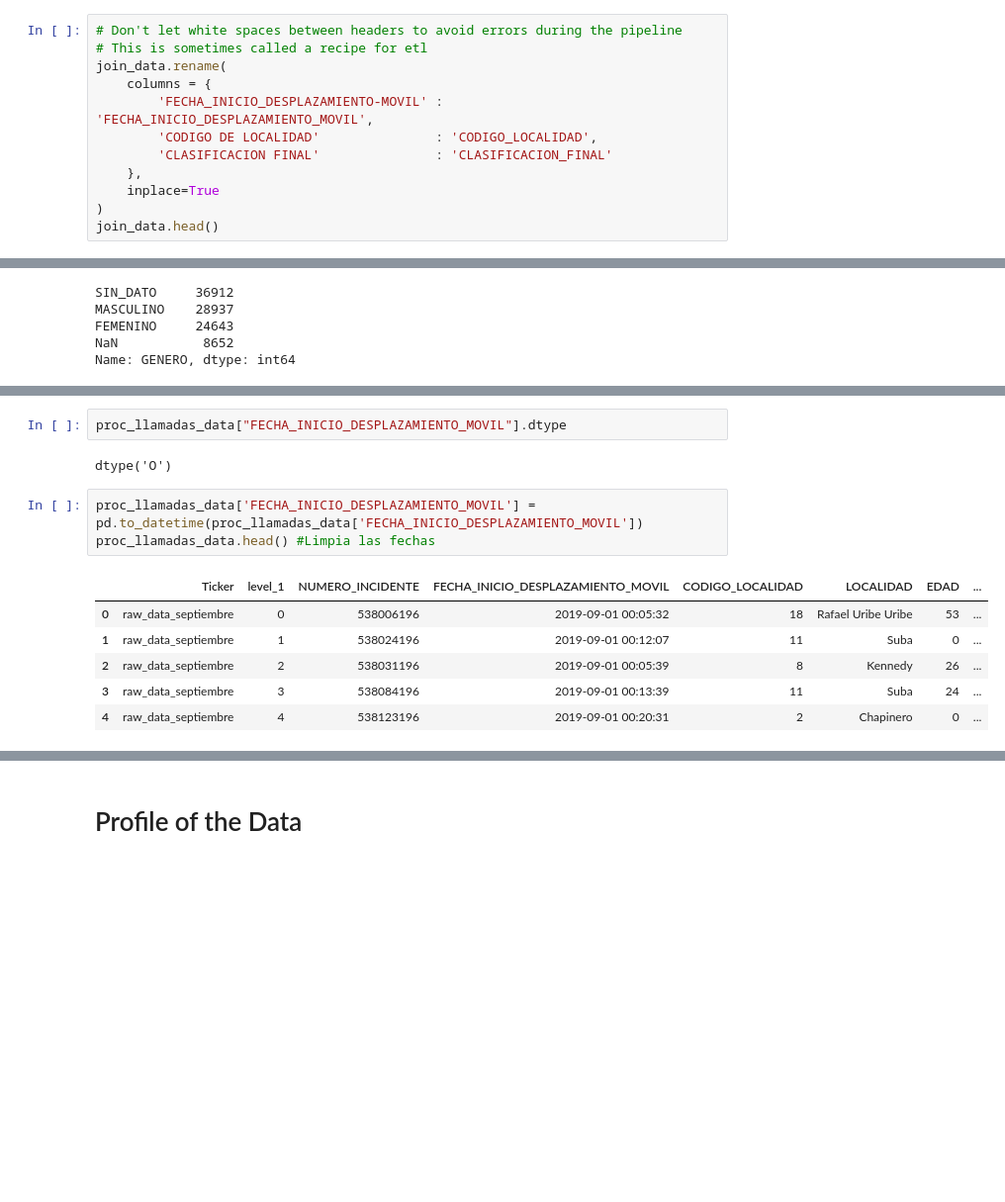
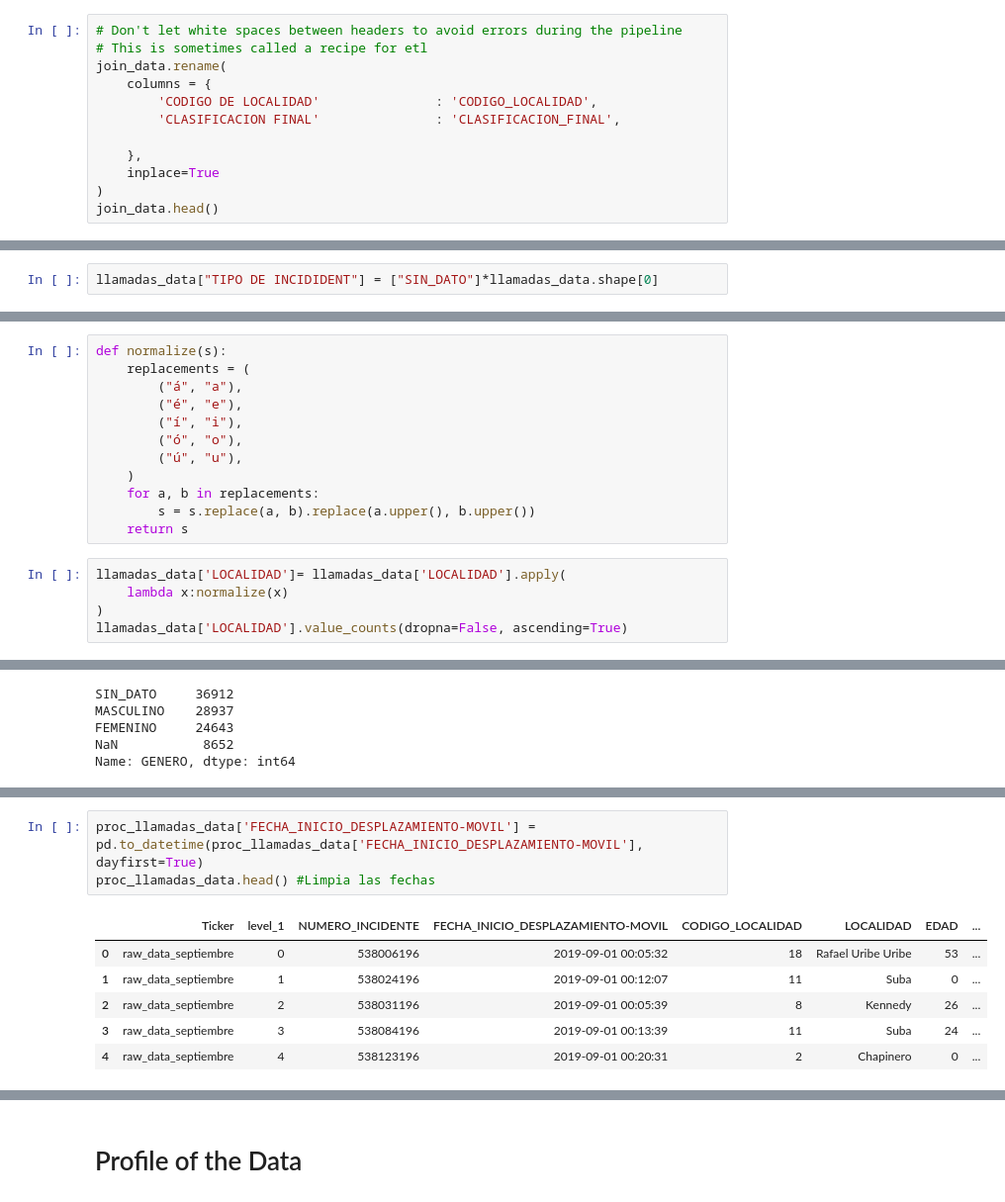
Before and after one commit to Rgalindo85/ESEIT_BigData, a Jupyter notebook: notebooks/0.2pramirez-clean_datos_abiertos_llamadas.ipynb, the cells around one changed output, grey strips where cells are left out. Shown: that part at 99% size. Cells and saved outputs as stored; diff of their text form; blank space fills up the shorter version.

```diff
--- a/notebooks/0.2pramirez-clean_datos_abiertos_llamadas.ipynb
+++ b/notebooks/0.2pramirez-clean_datos_abiertos_llamadas.ipynb
@@ -253,9 +389,9 @@ display(join_data)
 # This is sometimes called a recipe for etl
 join_data.rename(
     columns = {
-        'FECHA_INICIO_DESPLAZAMIENTO-MOVIL' : 'FECHA_INICIO_DESPLAZAMIENTO_MOVIL',
         'CODIGO DE LOCALIDAD'               : 'CODIGO_LOCALIDAD',
-        'CLASIFICACION FINAL'               : 'CLASIFICACION_FINAL'
+        'CLASIFICACION FINAL'               : 'CLASIFICACION_FINAL',
+
     },
     inplace=True
 )
@@ -289,3 +465,5 @@ display(llamadas_data)
+# %%
+llamadas_data["TIPO DE INCIDIDENT"] = ["SIN_DATO"]*llamadas_data.shape[0]
 # %% [markdown]
 # Check values per field
 # %%
@@ -308,3 +486,20 @@ Fontibon                3197
  Sumapaz                   9
 Sumapaz                    3
 Name: LOCALIDAD, dtype: int64
+# %%
+def normalize(s):
+    replacements = (
+        ("á", "a"),
+        ("é", "e"),
+        ("í", "i"),
+        ("ó", "o"),
+        ("ú", "u"),
+    )
+    for a, b in replacements:
+        s = s.replace(a, b).replace(a.upper(), b.upper())
+    return s
+# %%
+llamadas_data['LOCALIDAD']= llamadas_data['LOCALIDAD'].apply(
+    lambda x:normalize(x)
+)
+llamadas_data['LOCALIDAD'].value_counts(dropna=False, ascending=True)
@@ -497,12 +696,8 @@ memory usage: 12.9+ MB
-# %%
-proc_llamadas_data["FECHA_INICIO_DESPLAZAMIENTO_MOVIL"].dtype
-# %% [output]
-dtype('O')
 # %%
-proc_llamadas_data['FECHA_INICIO_DESPLAZAMIENTO_MOVIL'] = pd.to_datetime(proc_llamadas_data['FECHA_INICIO_DESPLAZAMIENTO_MOVIL'])
+proc_llamadas_data['FECHA_INICIO_DESPLAZAMIENTO-MOVIL'] = pd.to_datetime(proc_llamadas_data['FECHA_INICIO_DESPLAZAMIENTO-MOVIL'], dayfirst=True)
 proc_llamadas_data.head() #Limpia las fechas
 # %% [output]
-|  | Ticker | level_1 | NUMERO_INCIDENTE | FECHA_INICIO_DESPLAZAMIENTO_MOVIL | CODIGO_LOCALIDAD | LOCALIDAD | EDAD | ... |
+|  | Ticker | level_1 | NUMERO_INCIDENTE | FECHA_INICIO_DESPLAZAMIENTO-MOVIL | CODIGO_LOCALIDAD | LOCALIDAD | EDAD | ... |
 | 0 | raw_data_septiembre | 0 | 538006196 | 2019-09-01 00:05:32 | 18 | Rafael Uribe Uribe | 53 | ... |
 | 1 | raw_data_septiembre | 1 | 538024196 | 2019-09-01 00:12:07 | 11 | Suba | 0 | ... |
 | 2 | raw_data_septiembre | 2 | 538031196 | 2019-09-01 00:05:39 | 8 | Kennedy | 26 | ... |
```
Also changed, not shown: parts of 33 cells of this notebook.
